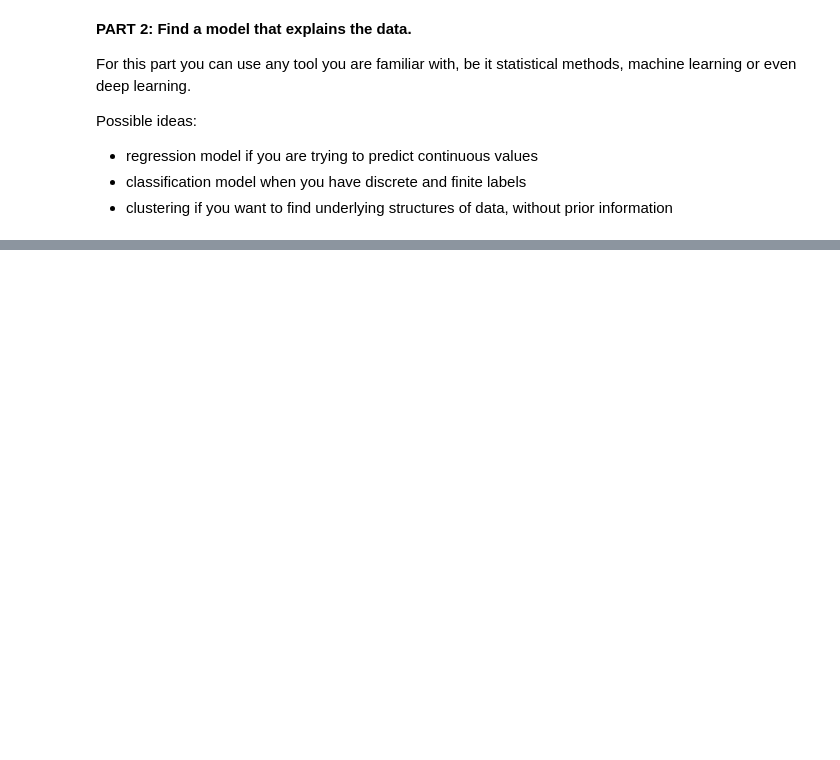
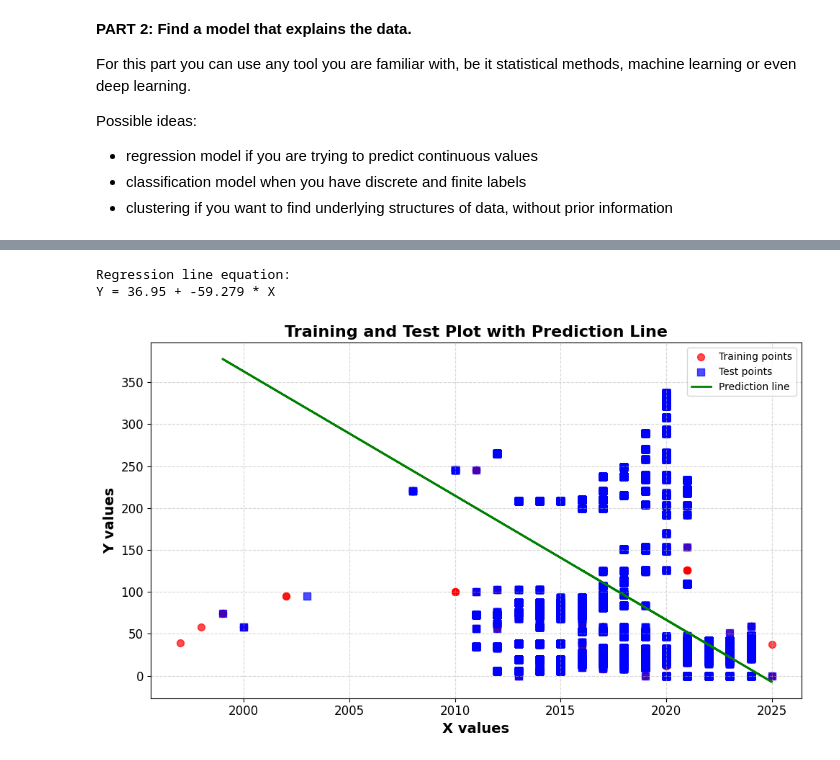
Before and after one commit to letizialanza01/Electric_Vehicles_Project, a Jupyter notebook: Electric_Vehicles_Project.ipynb, the cells around one changed output, grey strips where cells are left out. Cells and saved outputs as stored; diff of their text form; code cells hidden in the pictures; blank space fills up the shorter version.

```diff
--- a/Electric_Vehicles_Project.ipynb
+++ b/Electric_Vehicles_Project.ipynb
@@ -1083,0 +1195,26 @@ Possible ideas:
+# %%
+intercept = model.intercept_[0]
+slope = model.coef_[0][0]
+
+print("Regression line equation:")
+print('Y = {:.2f} + {:.3f} * X'.format(intercept, slope))
+# %% [output]
+Regression line equation:
+Y = 36.95 + -59.279 * X
+# %%
+plt.figure(figsize=(10, 6))
+plt.title('Training and Test Plot with Prediction Line', fontsize = 16, fontweight = 'bold', color = 'black')
+plt.scatter(x_train, y_train, label = 'Training points', color = 'red', marker = 'o', s = 50, alpha = 0.7)
+plt.scatter(x_test, y_test, label = 'Test points', color = 'blue', marker = 's', s = 50, alpha = 0.7)
+plt.plot(x_test, y_pred, label = 'Prediction line', color = 'green', linewidth = 2)
+plt.grid(True, linestyle = '--', alpha = 0.5)
+plt.xlabel('X values', fontsize = 14, fontweight = 'bold', color = 'black')
+plt.ylabel('Y values', fontsize = 14, fontweight = 'bold', color = 'black')
+plt.xticks(fontsize=12)
+plt.yticks(fontsize=12)
+plt.legend()
+
+plt.tight_layout()
+plt.show()
+# %% [output]
+[figure, added]
```
Also changed, not shown: parts of 18 cells of this notebook.
